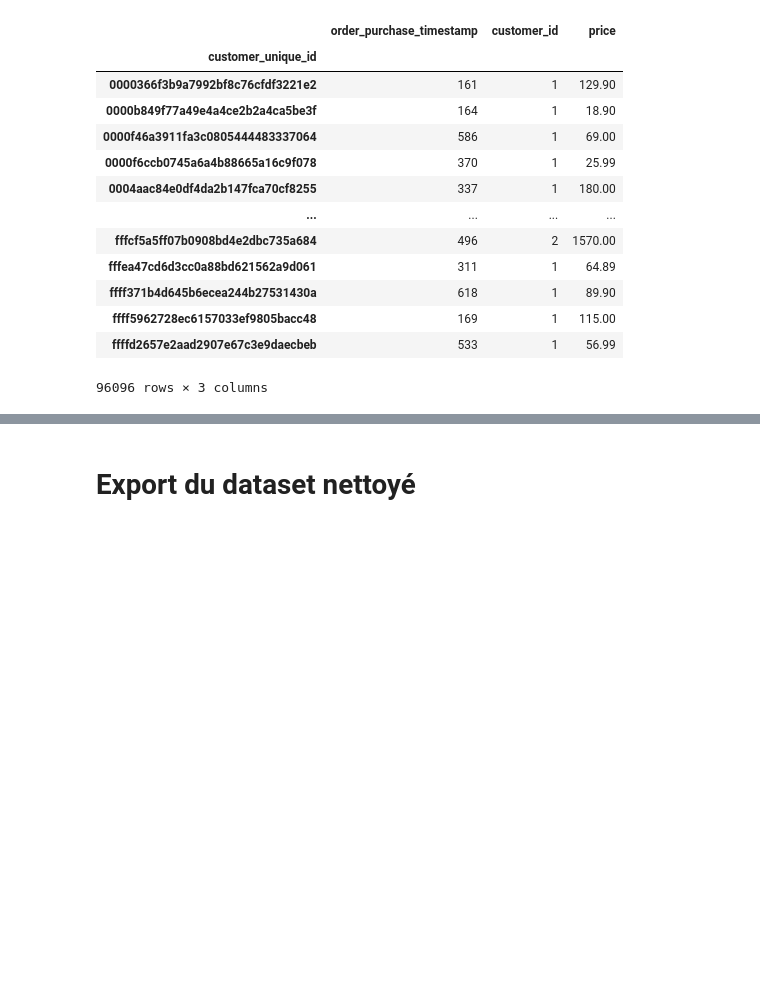
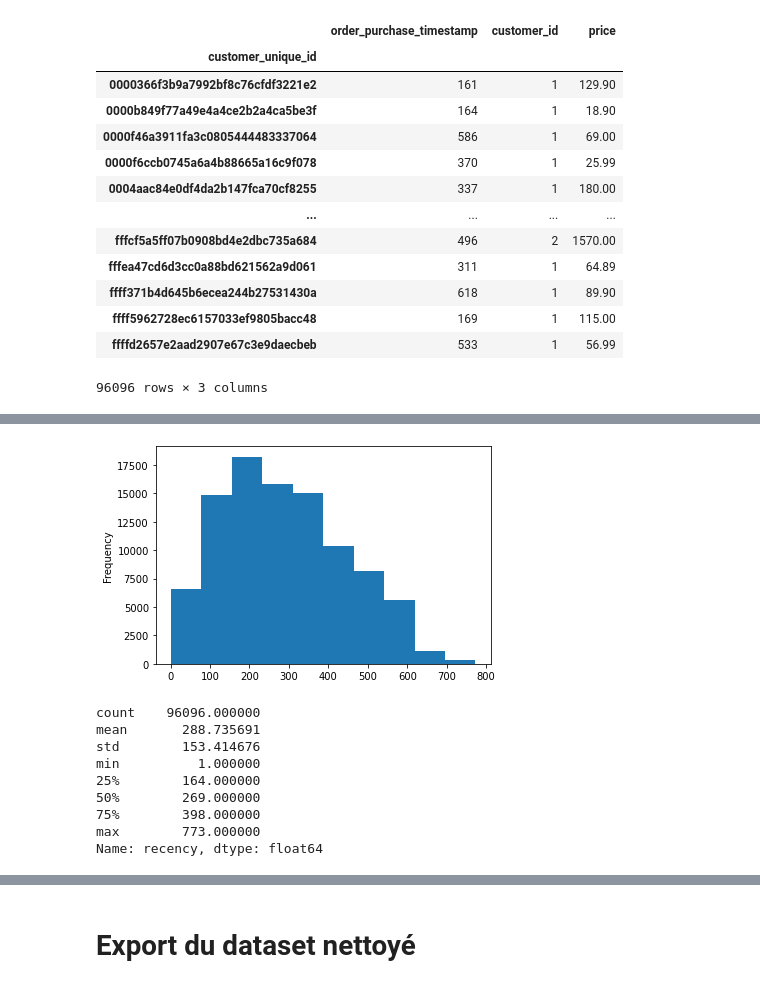
Before and after one commit to JbIPS/ML_Polist, a Jupyter notebook: POLIST_01_nettoyage.ipynb, the cells around one changed output, grey strips where cells are left out. Cells and saved outputs as stored; diff of their text form; code cells hidden in the pictures; blank space fills up the shorter version.

```diff
--- a/POLIST_01_nettoyage.ipynb
+++ b/POLIST_01_nettoyage.ipynb
@@ -789,0 +277,15 @@ memory usage: 8.7+ MB
+# %%
+rfm_data['recency'].plot(kind="hist")
+plt.show()
+rfm_data['recency'].describe()
+# %% [output]
+[figure, added]
+count    96096.000000
+mean       288.735691
+std        153.414676
+min          1.000000
+25%        164.000000
+50%        269.000000
+75%        398.000000
+max        773.000000
+Name: recency, dtype: float64
```
Also changed, not shown: parts of 63 cells of this notebook, 2 other files.
